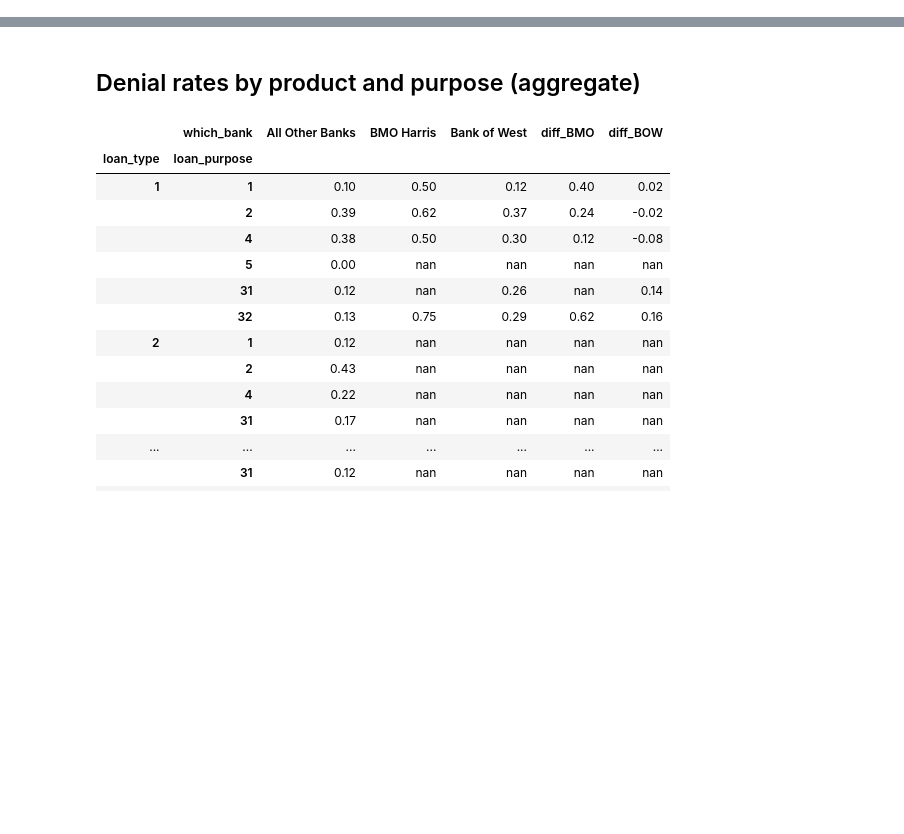
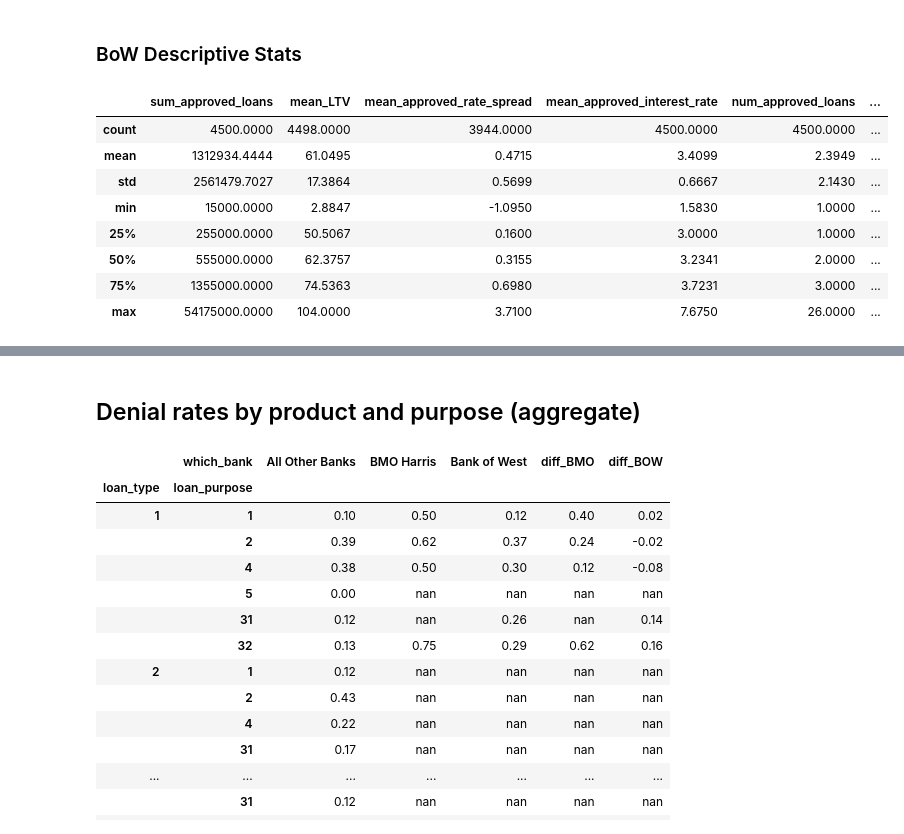
Before and after one commit to LeDataSciFi/FinTech-Capstone-2023, a Jupyter notebook: code/Descriptive_Statistics.ipynb, the cells around one changed output, grey strips where cells are left out. Drawn from its saved outputs; the diff is of its cells as text; code cells hidden in the pictures; blank space fills up the shorter version.

```diff
--- a/code/Descriptive_Statistics.ipynb
+++ b/code/Descriptive_Statistics.ipynb
@@ -35,0 +32,17 @@ hmda['loan_purpose'] = hmda['loan_purpose'].map()
+# %% [markdown]
+### BoW Descriptive Stats
+# %%
+BoW = data[data['which_bank'] == 'Bank of West']
+BoW_stats = BoW[important_vars].describe()
+BoW_stats1 = BoW_stats.applymap("{:.4f}".format)
+BoW_stats1
+# %% [output]
+|  | sum_approved_loans | mean_LTV | mean_approved_rate_spread | mean_approved_interest_rate | num_approved_loans | ... |
+| count | 4500.0000 | 4498.0000 | 3944.0000 | 4500.0000 | 4500.0000 | ... |
+| mean | 1312934.4444 | 61.0495 | 0.4715 | 3.4099 | 2.3949 | ... |
+| std | 2561479.7027 | 17.3864 | 0.5699 | 0.6667 | 2.1430 | ... |
+| min | 15000.0000 | 2.8847 | -1.0950 | 1.5830 | 1.0000 | ... |
+| 25% | 255000.0000 | 50.5067 | 0.1600 | 3.0000 | 1.0000 | ... |
+| 50% | 555000.0000 | 62.3757 | 0.3155 | 3.2341 | 2.0000 | ... |
+| 75% | 1355000.0000 | 74.5363 | 0.6980 | 3.7231 | 3.0000 | ... |
+| max | 54175000.0000 | 104.0000 | 3.7100 | 7.6750 | 26.0000 | ... |
```
Also changed, not shown: parts of 30 cells of this notebook, 3 other files.
